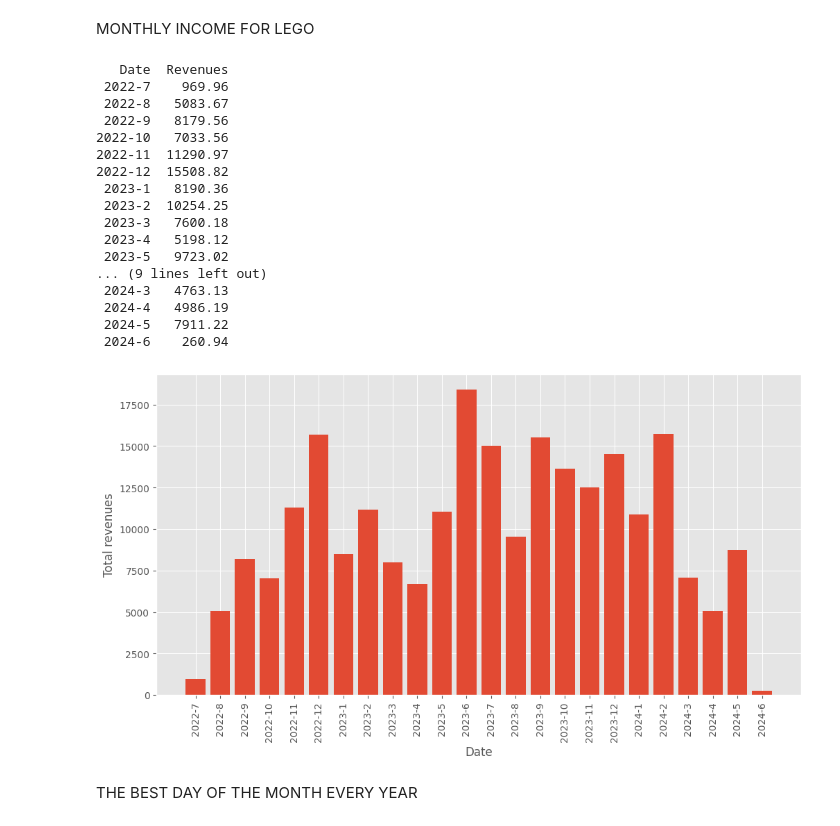
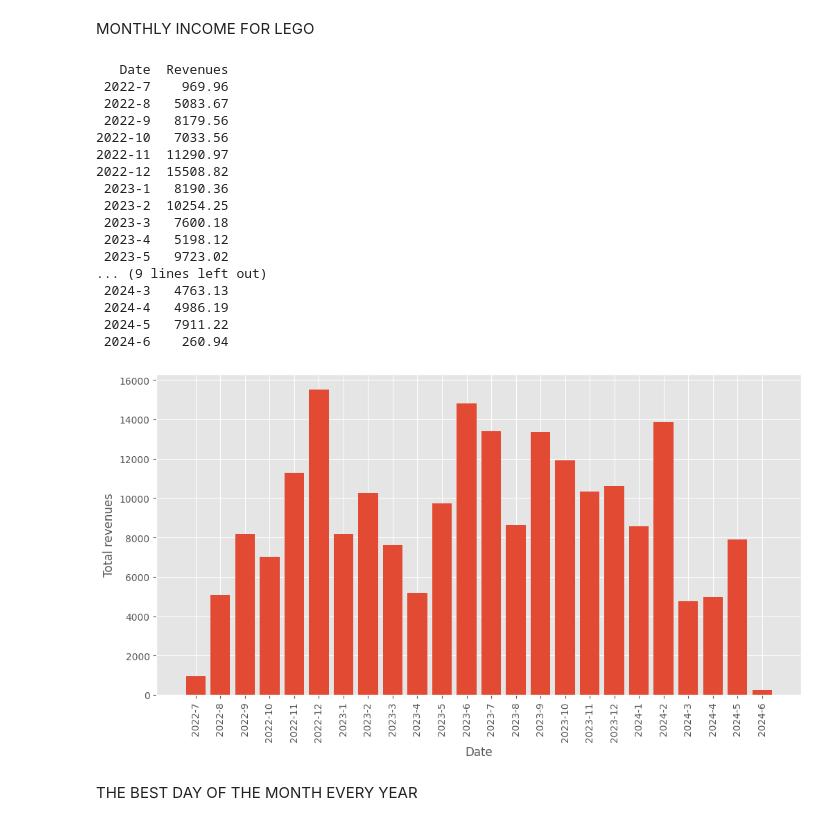
Before and after one commit to PiotrHazior/LEGO_Store_Analysis, a Jupyter notebook: Main.ipynb, the cells around one changed output. Saved outputs shown, nothing was run; the diff lists cells and outputs as text; code cells hidden in the pictures.

```diff
--- a/Main.ipynb
+++ b/Main.ipynb
@@ -131,7 +131,6 @@ plt.show()
 # %% [markdown]
 MONTHLY INCOME FOR LEGO
 # %%
-# Miesięczny przychód za same zestawy LEGO
 pattern = re.compile(r'LEGO (\d+)')
 
 df['date'] = pd.to_datetime(df['date'])
@@ -156,37 +155,37 @@ for (year, month), group in grouped_data:
 
 
 results_monthly_lego = pd.DataFrame(list(monthly_revenues_lego.items()), columns=['Date', 'Revenues'])
 print(results_monthly_lego.to_string(index=False))
 
-months_years = list(monthly_revenues.keys())
-monthly_values = list(monthly_revenues.values())
+months_years_lego = list(monthly_revenues_lego.keys())
+monthly_values_lego = list(monthly_revenues_lego.values())
 
 plt.figure(figsize=(12,6))
-plt.bar(months_years, monthly_values)
+plt.bar(months_years_lego, monthly_values_lego)
 plt.xlabel('Date')
 plt.ylabel('Total revenues')
 plt.xticks(rotation=90)
 plt.style.use('ggplot')
 plt.show()
 # %% [output]
    Date  Revenues
  2022-7    969.96
  2022-8   5083.67
  2022-9   8179.56
 2022-10   7033.56
 2022-11  11290.97
 2022-12  15508.82
  2023-1   8190.36
  2023-2  10254.25
  2023-3   7600.18
  2023-4   5198.12
  2023-5   9723.02
 ... (9 lines left out)
  2024-3   4763.13
  2024-4   4986.19
  2024-5   7911.22
  2024-6    260.94
-[figure, old version]
+[figure, new version]
 # %% [markdown]
 THE BEST DAY OF THE MONTH EVERY YEAR
 # %%
```
Also changed, not shown: parts of 2 cells of this notebook.
